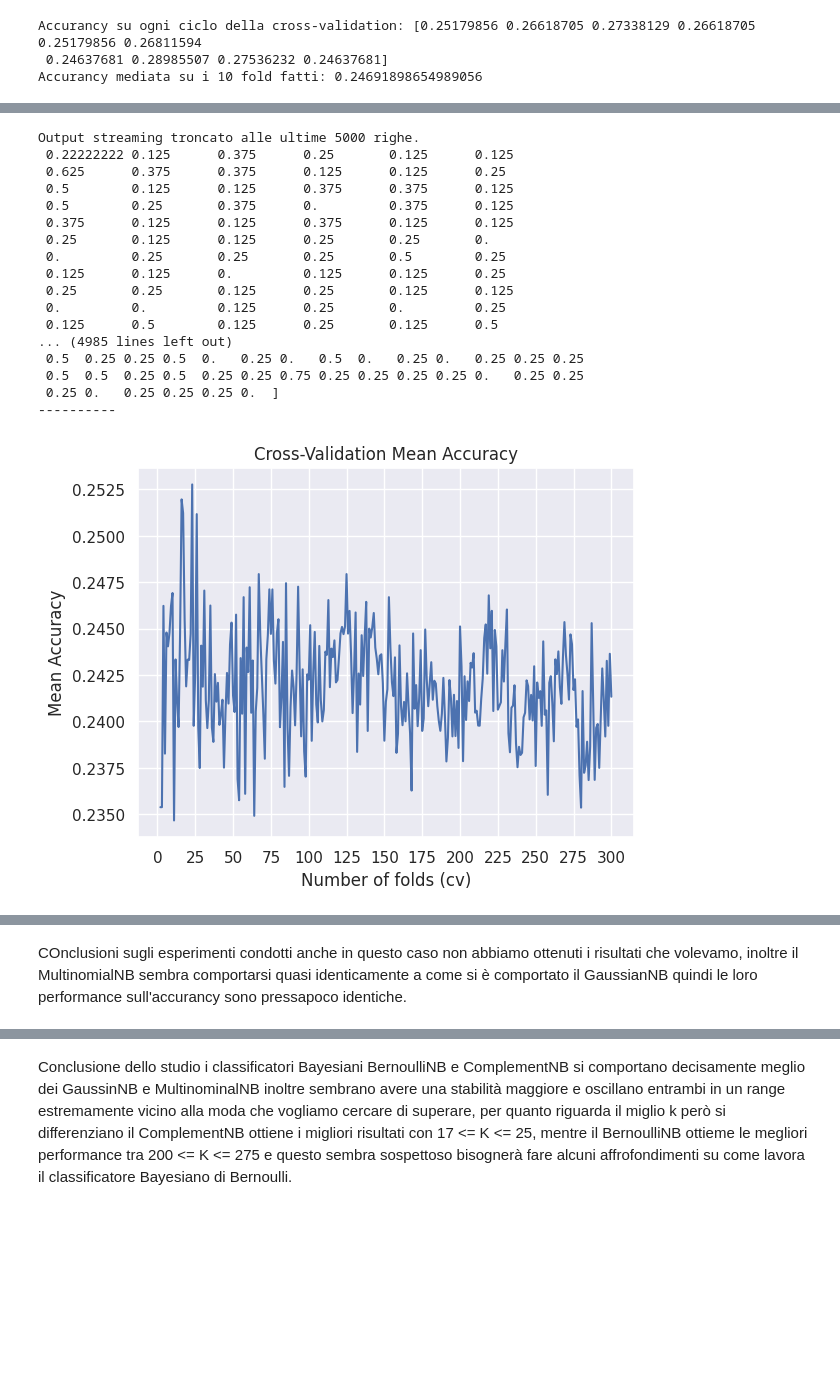
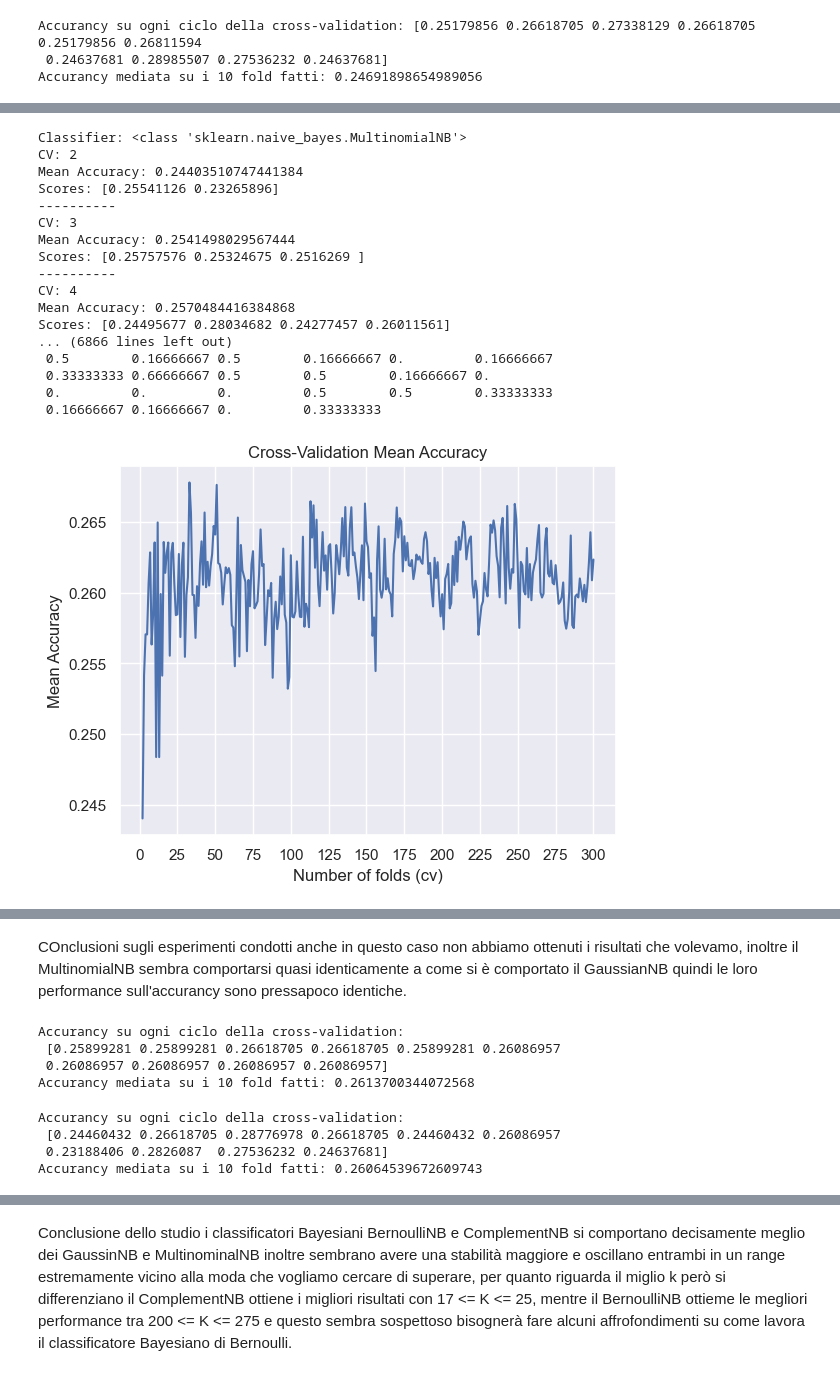
Before and after one commit to kozen88/HCV_DM23, a Jupyter notebook: Apprendimento_classificatore_Bayesiano.ipynb, the cells around one changed output, grey strips where cells are left out. Saved outputs shown, nothing was run; the diff lists cells and outputs as text; code cells hidden in the pictures; blank space fills up the shorter version.

```diff
--- a/Apprendimento_classificatore_Bayesiano.ipynb
+++ b/Apprendimento_classificatore_Bayesiano.ipynb
@@ -219,26 +237,26 @@ Mean Accuracy: 0.2541296556023064
 # %%
 # con questo codice andiamo a cercare di ottimizzare la cross-validation
 list_cv = range(2,301) # questo esperimento è stato condotto con 30, 100, 300 fold che sono stati documentati
-evaluate_classifiers_with_plot(list_cv, classifier_model, X, y, 25)
+evaluate_classifiers_with_plot(list_cv, classifier_MNB, X, y, 25)
 # %% [output]
-Output streaming troncato alle ultime 5000 righe.
- 0.22222222 0.125      0.375      0.25       0.125      0.125
- 0.625      0.375      0.375      0.125      0.125      0.25
- 0.5        0.125      0.125      0.375      0.375      0.125
- 0.5        0.25       0.375      0.         0.375      0.125
- 0.375      0.125      0.125      0.375      0.125      0.125
- 0.25       0.125      0.125      0.25       0.25       0.
- 0.         0.25       0.25       0.25       0.5        0.25
- 0.125      0.125      0.         0.125      0.125      0.25
- 0.25       0.25       0.125      0.25       0.125      0.125
- 0.         0.         0.125      0.25       0.         0.25
- 0.125      0.5        0.125      0.25       0.125      0.5
-... (4985 lines left out)
- 0.5  0.25 0.25 0.5  0.   0.25 0.   0.5  0.   0.25 0.   0.25 0.25 0.25
- 0.5  0.5  0.25 0.5  0.25 0.25 0.75 0.25 0.25 0.25 0.25 0.   0.25 0.25
- 0.25 0.   0.25 0.25 0.25 0.  ]
+Classifier: <class 'sklearn.naive_bayes.MultinomialNB'>
+CV: 2
+Mean Accuracy: 0.24403510747441384
+Scores: [0.25541126 0.23265896]
 ----------
+CV: 3
+Mean Accuracy: 0.2541498029567444
+Scores: [0.25757576 0.25324675 0.2516269 ]
+----------
+CV: 4
+Mean Accuracy: 0.2570484416384868
+Scores: [0.24495677 0.28034682 0.24277457 0.26011561]
+... (6866 lines left out)
+ 0.5        0.16666667 0.5        0.16666667 0.         0.16666667
+ 0.33333333 0.66666667 0.5        0.5        0.16666667 0.
+ 0.         0.         0.         0.5        0.5        0.33333333
+ 0.16666667 0.16666667 0.         0.33333333
-[figure, old version]
+[figure, new version]
 # %%
 # con questo codice andiamo a cercare di ottimizzare la cross-validation lavorando sul dataset ridotto con pca
 list_cv = range(2,101) # questo esperimento è stato condotto con 30, 100, 300 fold che sono stati documentati
@@ -266,6 +284,34 @@ Scores: [0.19596542 0.23988439 0.23699422 0.28323699]
 COnclusioni sugli esperimenti condotti anche in questo caso non abbiamo ottenuti i risultati che volevamo, inoltre il MultinomialNB sembra comportarsi quasi identicamente a come si è comportato il GaussianNB quindi le loro performance sull'accurancy sono pressapoco identiche.
 # %%
 from sklearn.naive_bayes import BernoulliNB, ComplementNB
+# %%
+# istanziazione del modello Bernoulli Naive Bayes
+model_Ber = BernoulliNB()
+
+# usiamo la cross-val
+scores_Ber = cross_val_score(model_Ber, X, y, cv=10)
+mean_accurancy_Ber = scores_Ber.mean()
+print("Accurancy su ogni ciclo della cross-validation: \n", scores_Ber)
+print("Accurancy mediata su i 10 fold fatti:", mean_accurancy_Ber)
+# %% [output]
+Accurancy su ogni ciclo della cross-validation:
+ [0.25899281 0.25899281 0.26618705 0.26618705 0.25899281 0.26086957
+ 0.26086957 0.26086957 0.26086957 0.26086957]
+Accurancy mediata su i 10 fold fatti: 0.2613700344072568
+# %%
+# istanziazione del modello Compleement Naive Byes
+model_CNB = ComplementNB()
+
+# usiamo la cross-val
+scores_CNB = cross_val_score(model_CNB, X, y, cv=10)
+mean_accurancy_CNB = scores_CNB.mean()
+print("Accurancy su ogni ciclo della cross-validation: \n", scores_CNB)
+print("Accurancy mediata su i 10 fold fatti:", mean_accurancy_CNB)
+# %% [output]
+Accurancy su ogni ciclo della cross-validation:
+ [0.24460432 0.26618705 0.28776978 0.26618705 0.24460432 0.26086957
+ 0.23188406 0.2826087  0.27536232 0.24637681]
+Accurancy mediata su i 10 fold fatti: 0.26064539672609743
 # %%
 # esperimento condotto dalla disperazione del momento
 Bayes_model = [BernoulliNB, ComplementNB]
```
Also changed, not shown: parts of 1 cell of this notebook, 10 other files.
